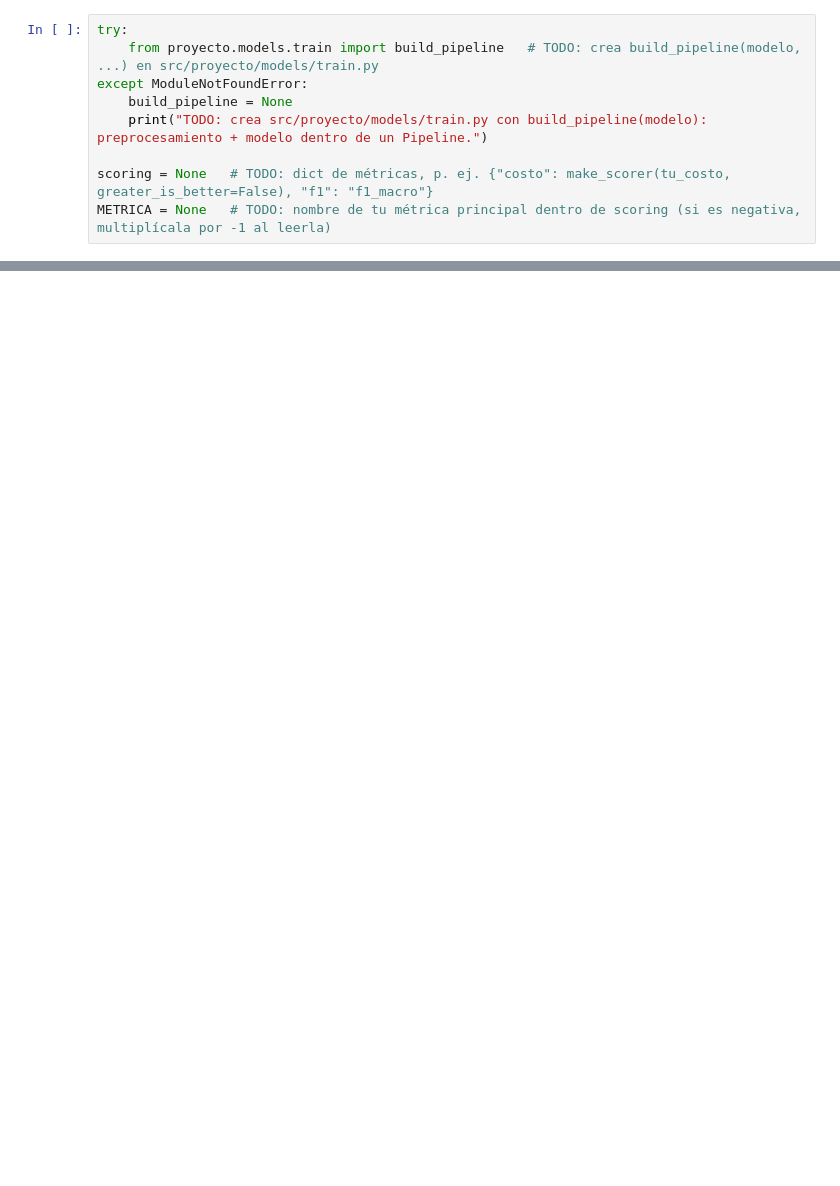
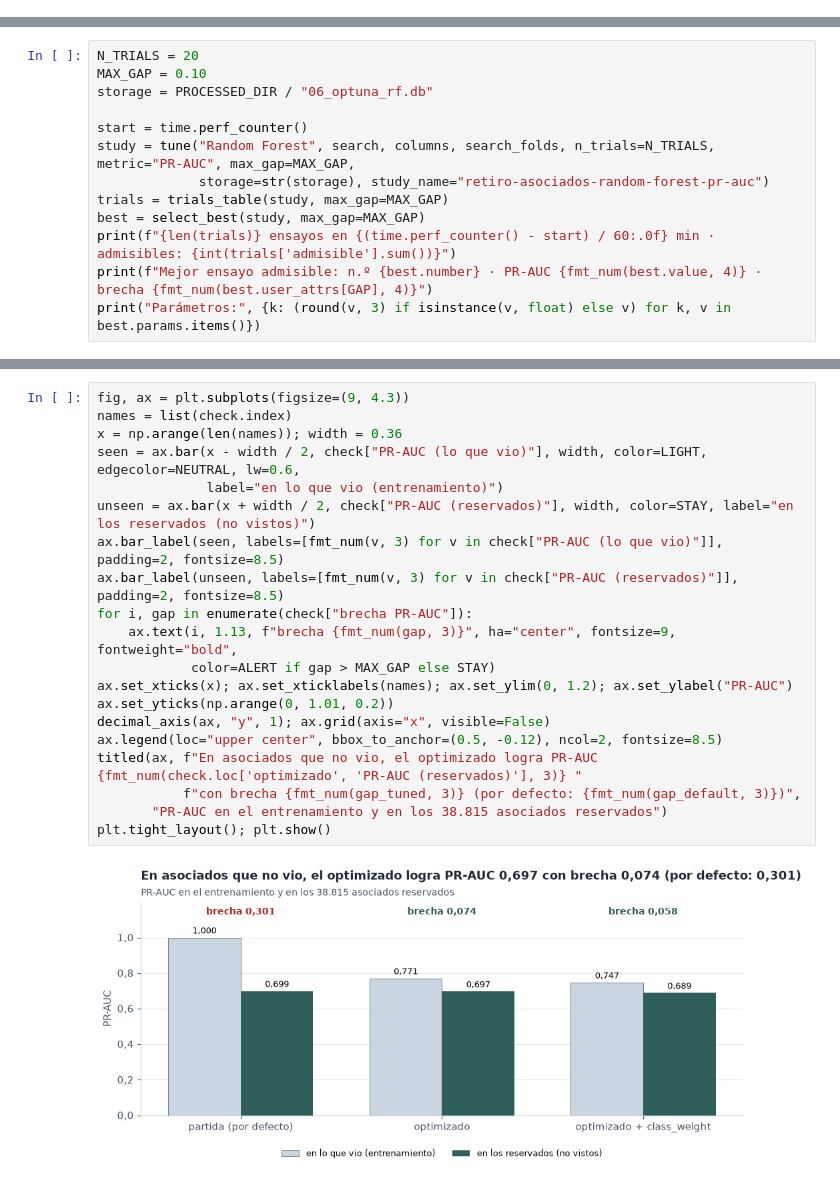
Before and after one commit to carlosgris1980-coder/retiro_asociados, a Jupyter notebook: notebooks/06_optimizacion.ipynb, the cells around one changed output, grey strips where cells are left out. Cells and saved outputs as stored; diff of their text form; blank space fills up the shorter version.

```diff
--- a/notebooks/06_optimizacion.ipynb
+++ b/notebooks/06_optimizacion.ipynb
@@ -46,9 +0,0 @@ optimización se mide con la métrica con la que elegiste a tus finalistas.
-# %%
-try:
-    from proyecto.models.train import build_pipeline   # TODO: crea build_pipeline(modelo, ...) en src/proyecto/models/train.py
-except ModuleNotFoundError:
-    build_pipeline = None
-    print("TODO: crea src/proyecto/models/train.py con build_pipeline(modelo): preprocesamiento + modelo dentro de un Pipeline.")
-
-scoring = None   # TODO: dict de métricas, p. ej. {"costo": make_scorer(tu_costo, greater_is_better=False), "f1": "f1_macro"}
-METRICA = None   # TODO: nombre de tu métrica principal dentro de scoring (si es negativa, multiplícala por -1 al leerla)
@@ -185,0 +193,13 @@ ordenarlos por la métrica principal?
+# %%
+N_TRIALS = 20
+MAX_GAP = 0.10
+storage = PROCESSED_DIR / "06_optuna_rf.db"
+
+start = time.perf_counter()
+study = tune("Random Forest", search, columns, search_folds, n_trials=N_TRIALS, metric="PR-AUC", max_gap=MAX_GAP,
+             storage=str(storage), study_name="retiro-asociados-random-forest-pr-auc")
+trials = trials_table(study, max_gap=MAX_GAP)
+best = select_best(study, max_gap=MAX_GAP)
+print(f"{len(trials)} ensayos en {(time.perf_counter() - start) / 60:.0f} min · admisibles: {int(trials['admisible'].sum())}")
+print(f"Mejor ensayo admisible: n.º {best.number} · PR-AUC {fmt_num(best.value, 4)} · brecha {fmt_num(best.user_attrs[GAP], 4)}")
+print("Parámetros:", {k: (round(v, 3) if isinstance(v, float) else v) for k, v in best.params.items()})
@@ -185,0 +389,22 @@ ordenarlos por la métrica principal?
+# %%
+fig, ax = plt.subplots(figsize=(9, 4.3))
+names = list(check.index)
+x = np.arange(len(names)); width = 0.36
+seen = ax.bar(x - width / 2, check["PR-AUC (lo que vio)"], width, color=LIGHT, edgecolor=NEUTRAL, lw=0.6,
+              label="en lo que vio (entrenamiento)")
+unseen = ax.bar(x + width / 2, check["PR-AUC (reservados)"], width, color=STAY, label="en los reservados (no vistos)")
+ax.bar_label(seen, labels=[fmt_num(v, 3) for v in check["PR-AUC (lo que vio)"]], padding=2, fontsize=8.5)
+ax.bar_label(unseen, labels=[fmt_num(v, 3) for v in check["PR-AUC (reservados)"]], padding=2, fontsize=8.5)
+for i, gap in enumerate(check["brecha PR-AUC"]):
+    ax.text(i, 1.13, f"brecha {fmt_num(gap, 3)}", ha="center", fontsize=9, fontweight="bold",
+            color=ALERT if gap > MAX_GAP else STAY)
+ax.set_xticks(x); ax.set_xticklabels(names); ax.set_ylim(0, 1.2); ax.set_ylabel("PR-AUC")
+ax.set_yticks(np.arange(0, 1.01, 0.2))
+decimal_axis(ax, "y", 1); ax.grid(axis="x", visible=False)
+ax.legend(loc="upper center", bbox_to_anchor=(0.5, -0.12), ncol=2, fontsize=8.5)
+titled(ax, f"En asociados que no vio, el optimizado logra PR-AUC {fmt_num(check.loc['optimizado', 'PR-AUC (reservados)'], 3)} "
+           f"con brecha {fmt_num(gap_tuned, 3)} (por defecto: {fmt_num(gap_default, 3)})",
+       "PR-AUC en el entrenamiento y en los 38.815 asociados reservados")
+plt.tight_layout(); plt.show()
+# %% [output]
+[figure, added]
```
Also changed, not shown: parts of 40 cells of this notebook, 10 other files.
